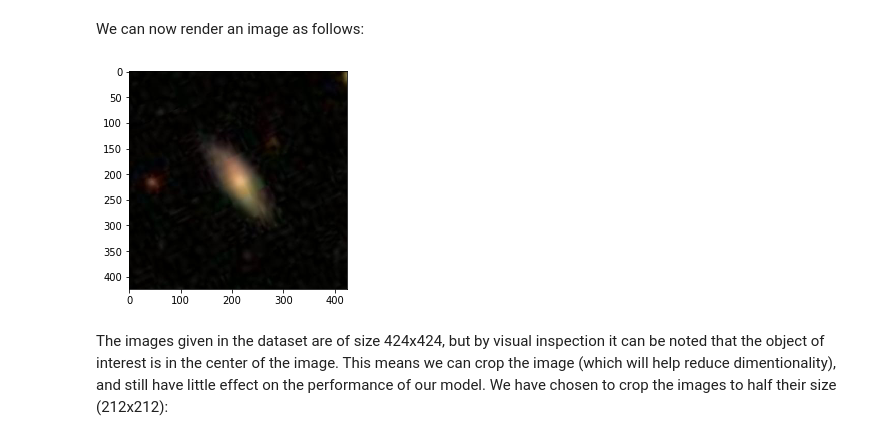
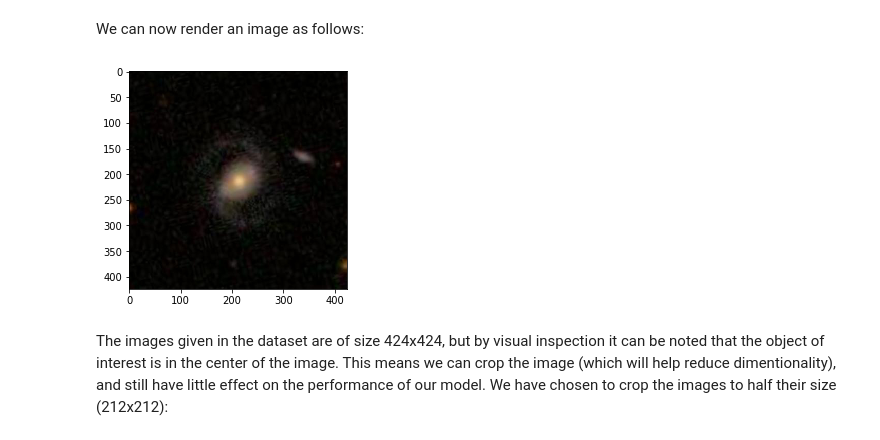
Before and after one commit to diegocasmo/ml-project, a Jupyter notebook: code/data_processor.ipynb, the cells around one changed output. Drawn from its saved outputs; the diff is of its cells as text; code cells hidden in the pictures.

```diff
--- a/code/data_processor.ipynb
+++ b/code/data_processor.ipynb
@@ -38,12 +38,12 @@ We can now render an image as follows:
 # %%
 import matplotlib.pylab as plt
 %matplotlib inline
 
-sample_img = plt.imread(img_paths[1])
+sample_img = plt.imread(img_paths[0])
 plt.imshow(sample_img)
 plt.show()
 # %% [output]
-[figure, old version]
+[figure, new version]
 # %% [markdown]
 The images given in the dataset are of size 424x424, but by visual inspection it can be noted that the object of interest is in the center of the image. This means we can crop the image (which will help reduce dimentionality), and still have little effect on the performance of our model. We have chosen to crop the images to half their size (212x212):
 # %%
```
Also changed, not shown: parts of 5 cells of this notebook, 1 other file.
